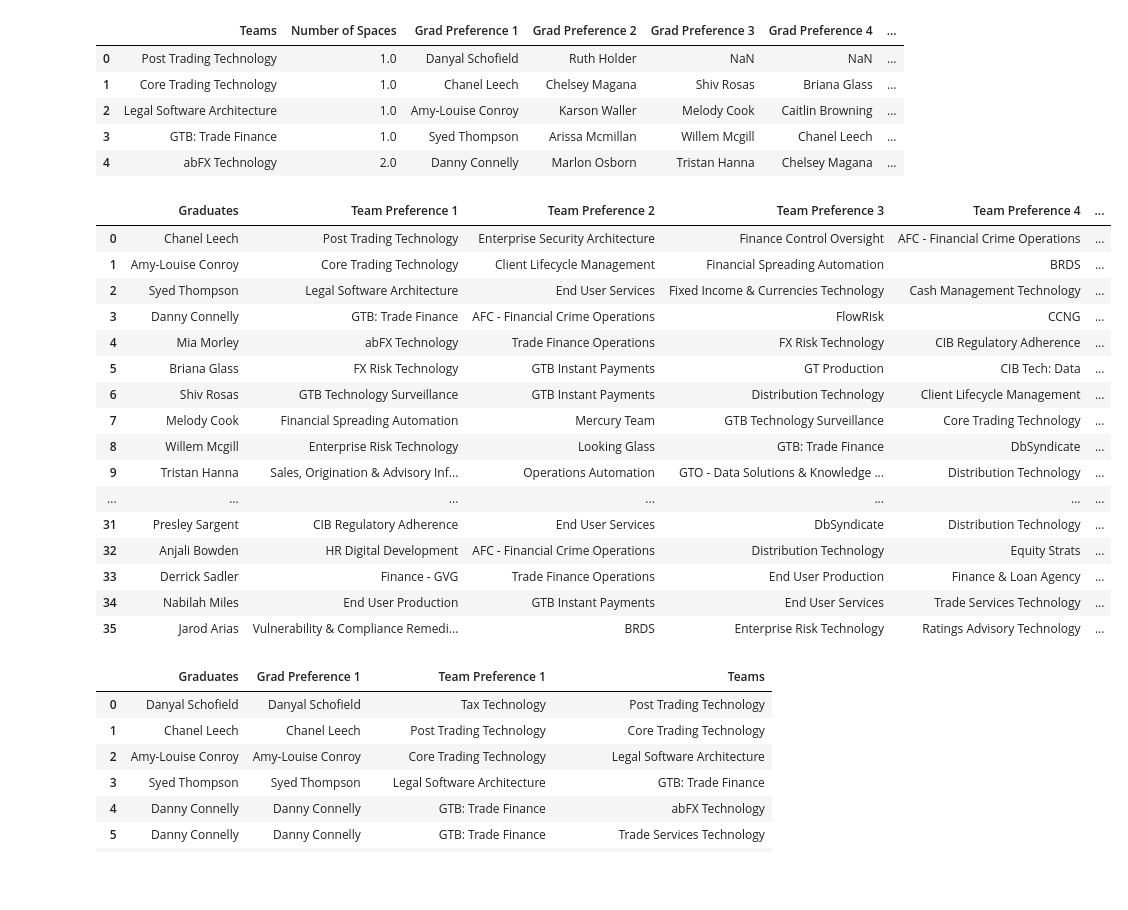
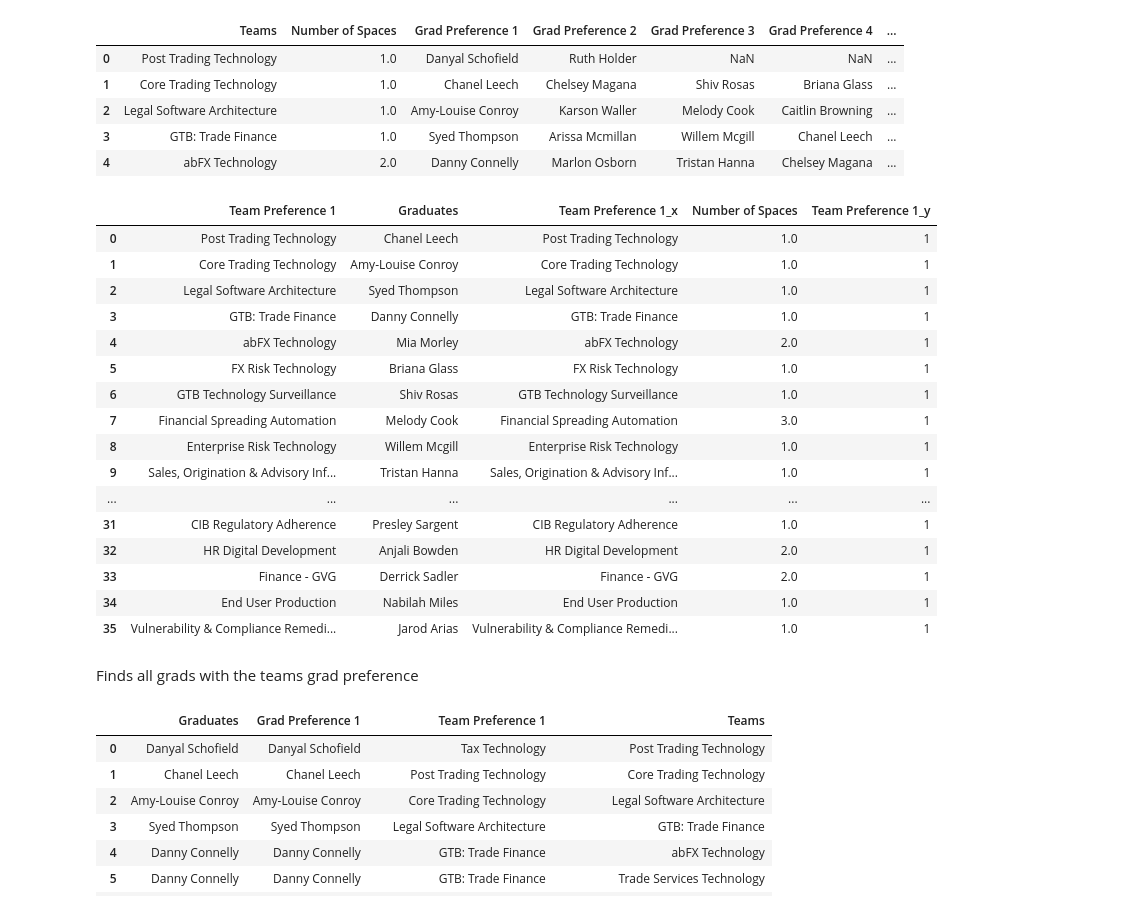
Before and after one commit to catalinAioanei/DB_Hackaton, a Jupyter notebook: MarriageProblem.ipynb, the cells around one changed output. Drawn from its saved outputs; the diff is of its cells as text; code cells hidden in the pictures; blank space fills up the shorter version.

```diff
--- a/MarriageProblem.ipynb
+++ b/MarriageProblem.ipynb
@@ -164,24 +166,29 @@ team.head()
 # %%
 merge_1 = grad.merge(right = team, left_on='Team Preference 1', right_on='Teams', how='inner')
+merge_1 = merge_1[['Graduates','Team Preference 1','Number of Spaces']]
+values = merge_1['Team Preference 1'].value_counts()
+merge_1 = merge_1.merge(right=values, right_on=values.index, left_on='Team Preference 1', how='inner')
 merge_1
 # %% [output]
-|  | Graduates | Team Preference 1 | Team Preference 2 | Team Preference 3 | Team Preference 4 | ... |
-| 0 | Chanel Leech | Post Trading Technology | Enterprise Security Architecture | Finance Control Oversight | AFC - Financial Crime Operations | ... |
-| 1 | Amy-Louise Conroy | Core Trading Technology | Client Lifecycle Management | Financial Spreading Automation | BRDS | ... |
-| 2 | Syed Thompson | Legal Software Architecture | End User Services | Fixed Income & Currencies Technology | Cash Management Technology | ... |
-| 3 | Danny Connelly | GTB: Trade Finance | AFC - Financial Crime Operations | FlowRisk | CCNG | ... |
-| 4 | Mia Morley | abFX Technology | Trade Finance Operations | FX Risk Technology | CIB Regulatory Adherence | ... |
-| 5 | Briana Glass | FX Risk Technology | GTB Instant Payments | GT Production | CIB Tech: Data | ... |
-| 6 | Shiv Rosas | GTB Technology Surveillance | GTB Instant Payments | Distribution Technology | Client Lifecycle Management | ... |
-| 7 | Melody Cook | Financial Spreading Automation | Mercury Team | GTB Technology Surveillance | Core Trading Technology | ... |
-| 8 | Willem Mcgill | Enterprise Risk Technology | Looking Glass | GTB: Trade Finance | DbSyndicate | ... |
-| 9 | Tristan Hanna | Sales, Origination & Advisory Inf... | Operations Automation | GTO - Data Solutions & Knowledge ... | Distribution Technology | ... |
-| ... | ... | ... | ... | ... | ... | ... |
-| 31 | Presley Sargent | CIB Regulatory Adherence | End User Services | DbSyndicate | Distribution Technology | ... |
-| 32 | Anjali Bowden | HR Digital Development | AFC - Financial Crime Operations | Distribution Technology | Equity Strats | ... |
-| 33 | Derrick Sadler | Finance - GVG | Trade Finance Operations | End User Production | Finance & Loan Agency | ... |
-| 34 | Nabilah Miles | End User Production | GTB Instant Payments | End User Services | Trade Services Technology | ... |
-| 35 | Jarod Arias | Vulnerability & Compliance Remedi... | BRDS | Enterprise Risk Technology | Ratings Advisory Technology | ... |
+|  | Team Preference 1 | Graduates | Team Preference 1_x | Number of Spaces | Team Preference 1_y |
+| 0 | Post Trading Technology | Chanel Leech | Post Trading Technology | 1.0 | 1 |
+| 1 | Core Trading Technology | Amy-Louise Conroy | Core Trading Technology | 1.0 | 1 |
+| 2 | Legal Software Architecture | Syed Thompson | Legal Software Architecture | 1.0 | 1 |
+| 3 | GTB: Trade Finance | Danny Connelly | GTB: Trade Finance | 1.0 | 1 |
+| 4 | abFX Technology | Mia Morley | abFX Technology | 2.0 | 1 |
+| 5 | FX Risk Technology | Briana Glass | FX Risk Technology | 1.0 | 1 |
+| 6 | GTB Technology Surveillance | Shiv Rosas | GTB Technology Surveillance | 1.0 | 1 |
+| 7 | Financial Spreading Automation | Melody Cook | Financial Spreading Automation | 3.0 | 1 |
+| 8 | Enterprise Risk Technology | Willem Mcgill | Enterprise Risk Technology | 1.0 | 1 |
+| 9 | Sales, Origination & Advisory Inf... | Tristan Hanna | Sales, Origination & Advisory Inf... | 1.0 | 1 |
+| ... | ... | ... | ... | ... | ... |
+| 31 | CIB Regulatory Adherence | Presley Sargent | CIB Regulatory Adherence | 1.0 | 1 |
+| 32 | HR Digital Development | Anjali Bowden | HR Digital Development | 2.0 | 1 |
+| 33 | Finance - GVG | Derrick Sadler | Finance - GVG | 2.0 | 1 |
+| 34 | End User Production | Nabilah Miles | End User Production | 1.0 | 1 |
+| 35 | Vulnerability & Compliance Remedi... | Jarod Arias | Vulnerability & Compliance Remedi... | 1.0 | 1 |
+# %% [markdown]
+Finds all grads with the teams grad preference
 # %%
 merge_2 = grad.merge(right = team, left_on='Graduates', right_on='Grad Preference 1', how='inner')
 merge_2.drop_duplicates(inplace=True)
```
Also changed, not shown: parts of 2 cells of this notebook.
